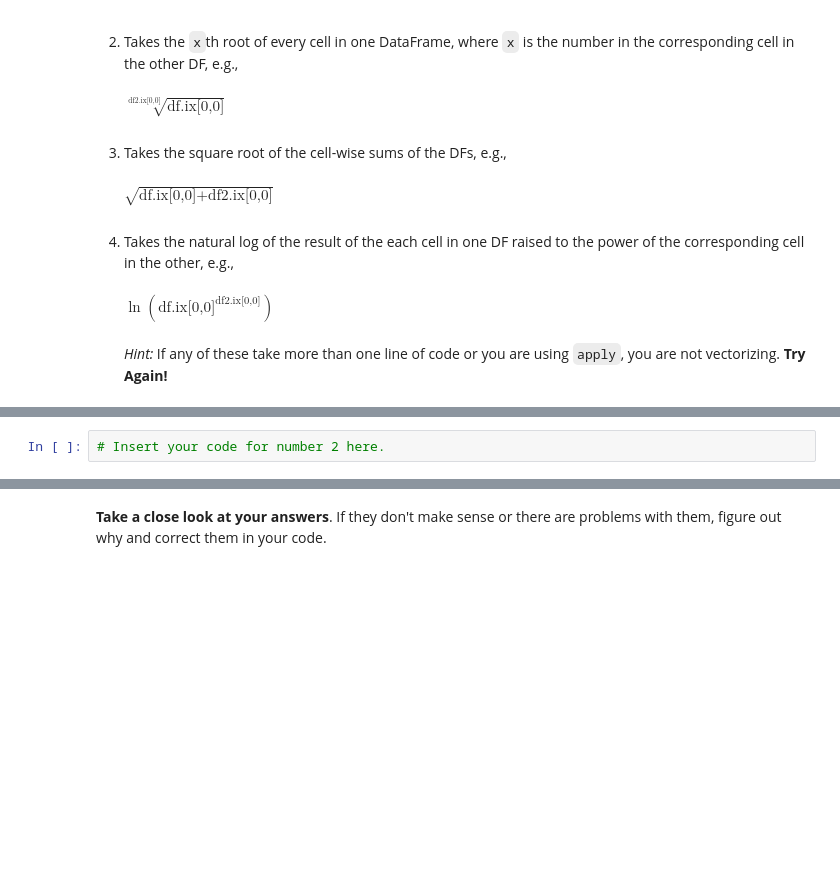
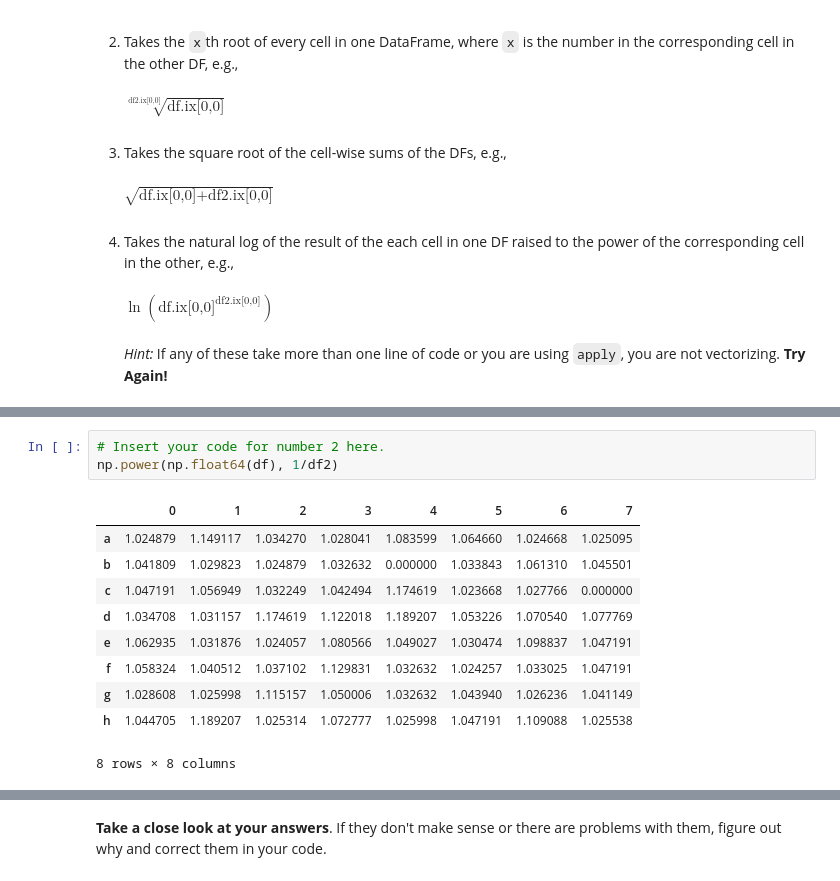
Before and after one commit to sonofmun/ESU-2014, a Jupyter notebook: Notebooks/2b -Vectorizing Operations with Pandas.ipynb, the cells around one changed output, grey strips where cells are left out. Cells and saved outputs as stored; diff of their text form; blank space fills up the shorter version.

```diff
--- a/Notebooks/2b -Vectorizing Operations with Pandas.ipynb
+++ b/Notebooks/2b -Vectorizing Operations with Pandas.ipynb
@@ -103,2 +328,14 @@ _Hint:_ If any of these take more than one line of code or you are using `apply`
 # %%
 # Insert your code for number 2 here.
+np.power(np.float64(df), 1/df2)
+# %% [output]
+|  | 0 | 1 | 2 | 3 | 4 | 5 | 6 | 7 |
+| a | 1.024879 | 1.149117 | 1.034270 | 1.028041 | 1.083599 | 1.064660 | 1.024668 | 1.025095 |
+| b | 1.041809 | 1.029823 | 1.024879 | 1.032632 | 0.000000 | 1.033843 | 1.061310 | 1.045501 |
+| c | 1.047191 | 1.056949 | 1.032249 | 1.042494 | 1.174619 | 1.023668 | 1.027766 | 0.000000 |
+| d | 1.034708 | 1.031157 | 1.174619 | 1.122018 | 1.189207 | 1.053226 | 1.070540 | 1.077769 |
+| e | 1.062935 | 1.031876 | 1.024057 | 1.080566 | 1.049027 | 1.030474 | 1.098837 | 1.047191 |
+| f | 1.058324 | 1.040512 | 1.037102 | 1.129831 | 1.032632 | 1.024257 | 1.033025 | 1.047191 |
+| g | 1.028608 | 1.025998 | 1.115157 | 1.050006 | 1.032632 | 1.043940 | 1.026236 | 1.041149 |
+| h | 1.044705 | 1.189207 | 1.025314 | 1.072777 | 1.025998 | 1.047191 | 1.109088 | 1.025538 |
+8 rows × 8 columns
```
Also changed, not shown: parts of 23 cells of this notebook, 7 other files.
